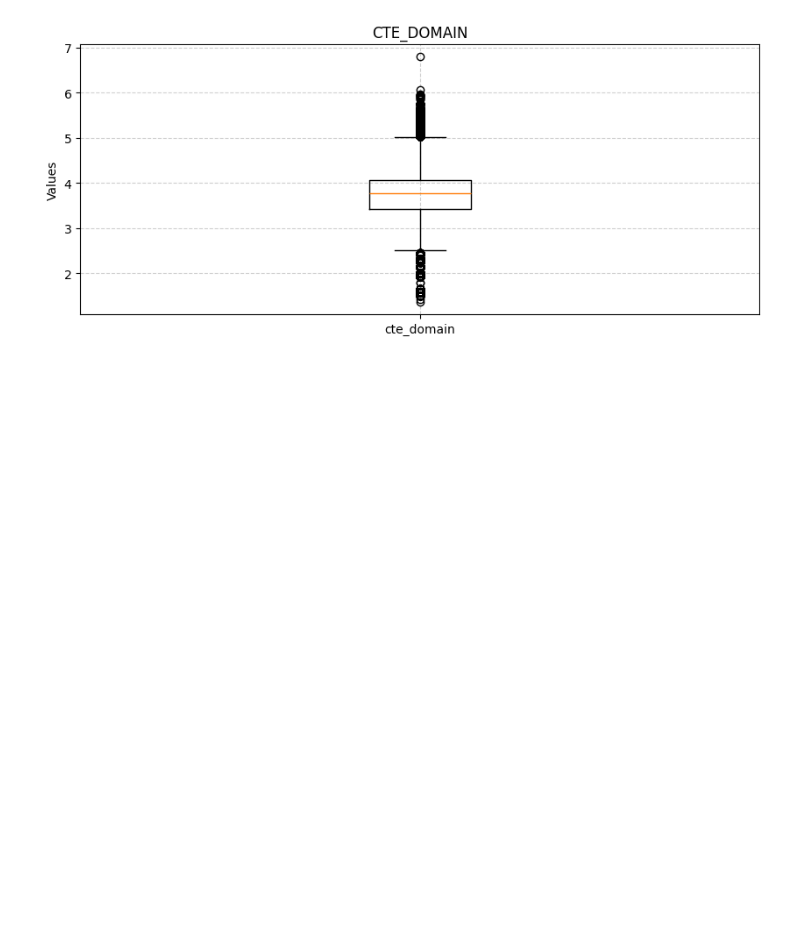
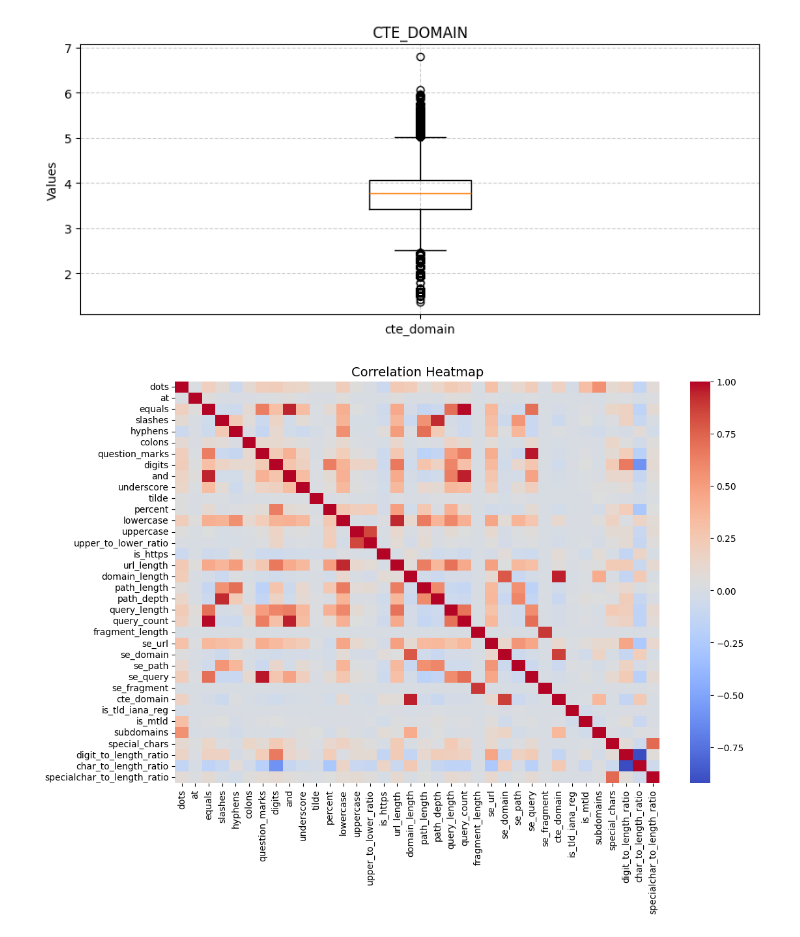
Before and after one commit to Pirate-Programmer/urlying, a Jupyter notebook: ipynbs/eda/urls_1_to_18.ipynb, the cells around one changed output. Saved outputs shown, nothing was run; the diff lists cells and outputs as text; code cells hidden in the pictures; blank space fills up the shorter version.

```diff
--- a/ipynbs/eda/urls_1_to_18.ipynb
+++ b/ipynbs/eda/urls_1_to_18.ipynb
@@ -213,3 +212,16 @@ box_plot(column_list)
 [figure]
 [figure]
 [figure]
+# %%
+def heatmap(df, column_list, figsize=(12,8), cmap="coolwarm"):
+    sub_df = df[column_list]
+    corr = sub_df.corr()
+    plt.figure(figsize=figsize)
+    sns.heatmap(corr, annot=False, fmt=".2f", cmap=cmap, cbar=True)
+    plt.title("Correlation Heatmap", fontsize=14)
+    plt.show()
+# %%
+df = cf1.drop(columns = ["url", "tld", "label", "is_domain_ip"])
+heatmap(df, df.columns.to_list())
+# %% [output]
+[figure, added]
```
Also changed, not shown: parts of 1 cell of this notebook, 1 other file.
